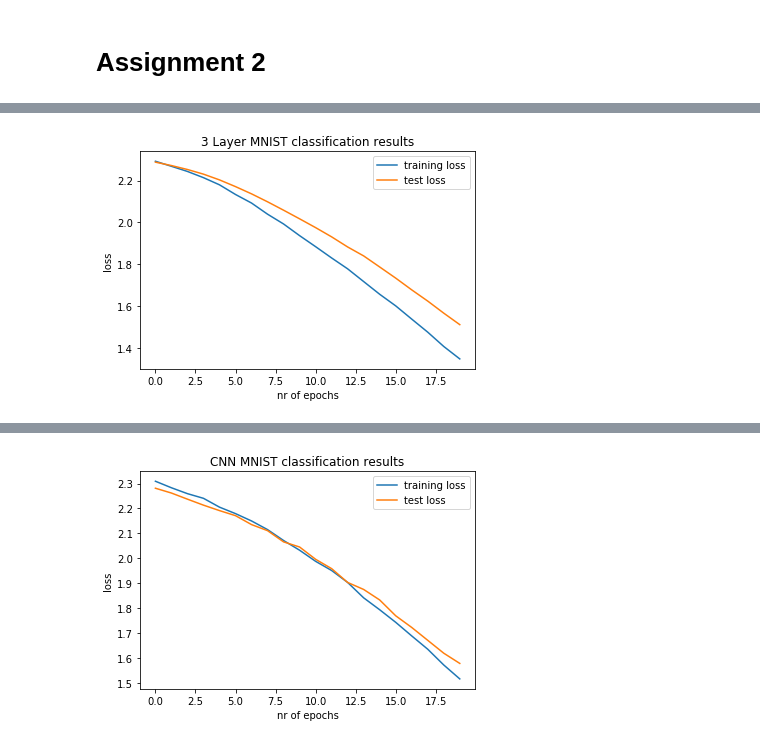
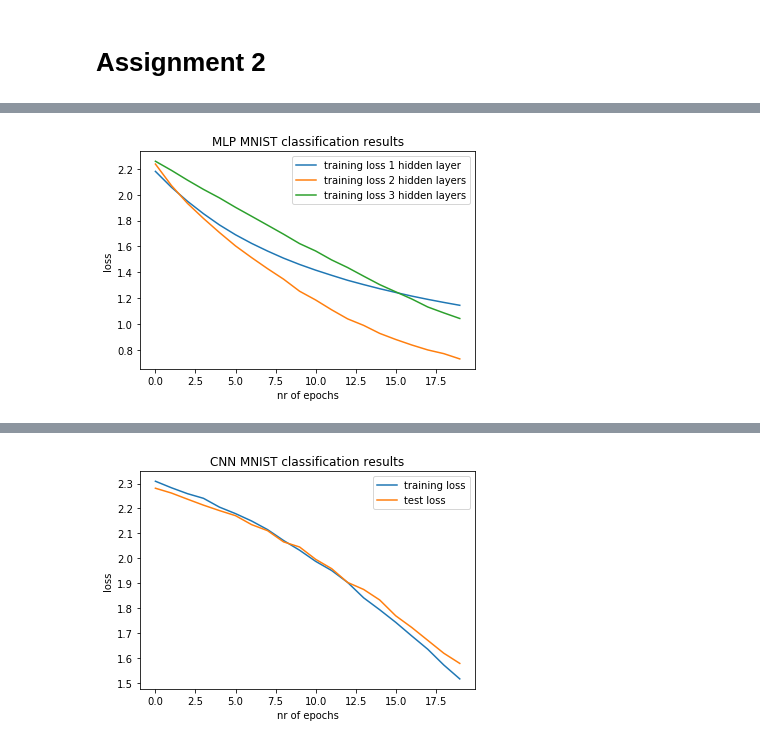
Before and after one commit to Cryptorr/Character-Recognition, a Jupyter notebook: CharacterRecognitionCNN.ipynb, the cells around one changed output, grey strips where cells are left out. Drawn from its saved outputs; the diff is of its cells as text; code cells hidden in the pictures.

```diff
--- a/CharacterRecognitionCNN.ipynb
+++ b/CharacterRecognitionCNN.ipynb
@@ -19,12 +25,10 @@ class MLP1(Chain):
     def __init__(self, n_units, n_out):
         super(MLP1, self).__init__()
         with self.init_scope():
-            self.l1 = L.Linear(None, n_units)
-            self.l2 = L.Linear(None, n_out)
+            self.l1 = L.Linear(None, n_out)
 
     def __call__(self, x):
-        h1 = F.relu(self.l1(x))
-        y = self.l2(h1)
+        y = F.relu(self.l1(x))
         return y
 
 class MLP2(Chain):
@@ -32,13 +36,11 @@ class MLP2(Chain):
         super(MLP2, self).__init__()
         with self.init_scope():
             self.l1 = L.Linear(None, n_units)
-            self.l2 = L.Linear(None, n_units)
-            self.l3 = L.Linear(None, n_out)
+            self.l2 = L.Linear(None, n_out)
 
     def __call__(self, x):
-        h1 = F.relu(self.l1(x))
-        h2 = F.relu(self.l2(h1))
-        y = self.l3(h2)
+        h = F.relu(self.l1(x))
+        y = self.l2(h)
         return y
 
 class MLP3(Chain):
@@ -47,12 +49,10 @@ class MLP3(Chain):
         with self.init_scope():
             self.l1 = L.Linear(None, n_units)
             self.l2 = L.Linear(None, n_units)
-            self.l3 = L.Linear(None, n_units)
-            self.l4 = L.Linear(None, n_out)
+            self.l3 = L.Linear(None, n_out)
 
     def __call__(self, x):
-        h1 = F.relu(self.l1(x))
-        h2 = F.relu(self.l2(h1))
-        h3 = F.relu(self.l3(h2))
-        y = self.l4(h3)
+        h = F.relu(self.l1(x))
+        h = F.relu(self.l2(h))
+        y = self.l3(h)
         return y
@@ -195,43 +137,32 @@ plt.show()
 # %%
 model = MLP3(n_units=10, n_out=10)
-optimizer = optimizers.SGD()
 optimizer.setup(model)
 train_iter = iterators.SerialIterator(train, batchsize)
 test_iter = iterators.SerialIterator(test, batchsize, repeat=False, shuffle=False)
-mean_acc = []
-mean_test_loss = []
-mean_train_loss = []
+mean_test_loss3 = []
+mean_train_loss3 = []
 train_losses = []
 while train_iter.epoch < max_epoch:
 
     train_batch = train_iter.next()
     image_train, target_train = concat_examples(train_batch)
-
     prediction_train = model(image_train)
-
     loss = F.softmax_cross_entropy(prediction_train, target_train)
     train_losses.append(loss.data)
-
     model.cleargrads()
     loss.backward()
+    optimizer.update()
 
-    optimizer.update()
     if train_iter.is_new_epoch:
-
         test_losses = []
-        test_accuracies = []
         while True:
             test_batch = test_iter.next()
             image_test, target_test = concat_examples(test_batch)
-
             prediction_test = model(image_test)
-
             loss_test = F.softmax_cross_entropy(prediction_test, target_test)
             test_losses.append(to_cpu(loss_test.data))
-
             accuracy = F.accuracy(prediction_test, target_test)
             accuracy.to_cpu()
-            test_accuracies.append(accuracy.data)
 
             if test_iter.is_new_epoch:
                 test_iter.epoch = 0
@@ -239,21 +170,21 @@ while train_iter.epoch < max_epoch:
                 test_iter.is_new_epoch = False
                 test_iter._pushed_position = None
                 break
-
-        mean_acc.append(np.mean(test_accuracies))
-        mean_test_loss.append(np.mean(test_losses))
-        mean_train_loss.append(np.mean(train_losses))
+        mean_test_loss3.append(np.mean(test_losses))
+        mean_train_loss3.append(np.mean(train_losses))
         train_losses = []
-
-plt.xlabel('nr of epochs')
-plt.ylabel('loss')
-epochs = range(0,np.size(mean_acc))
-plt.plot(epochs,mean_train_loss,
-         label='training loss')
-plt.plot(epochs,mean_test_loss,
-         label='test loss')
-plt.legend(loc='upper right')
-plt.title('3 Layer MNIST classification results')
-plt.show()
-# %% [output]
-[figure, removed]
+# %%
+plt.xlabel('nr of epochs')
+plt.ylabel('loss')
+epochs = range(0,np.size(mean_train_loss1))
+plt.plot(epochs,mean_train_loss1,
+         label='training loss 1 hidden layer')
+plt.plot(epochs,mean_train_loss2,
+         label='training loss 2 hidden layers')
+plt.plot(epochs,mean_train_loss3,
+         label='training loss 3 hidden layers')
+plt.legend(loc='upper right')
+plt.title('MLP MNIST classification results')
+plt.show()
+# %% [output]
+[figure, added]
```
Also changed, not shown: parts of 5 cells of this notebook.
